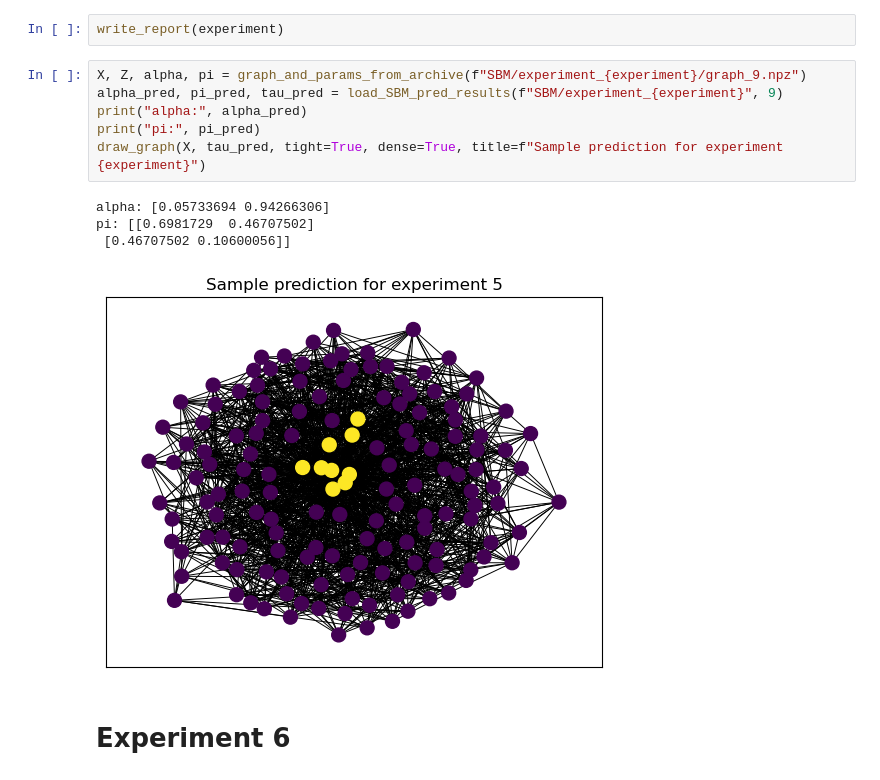
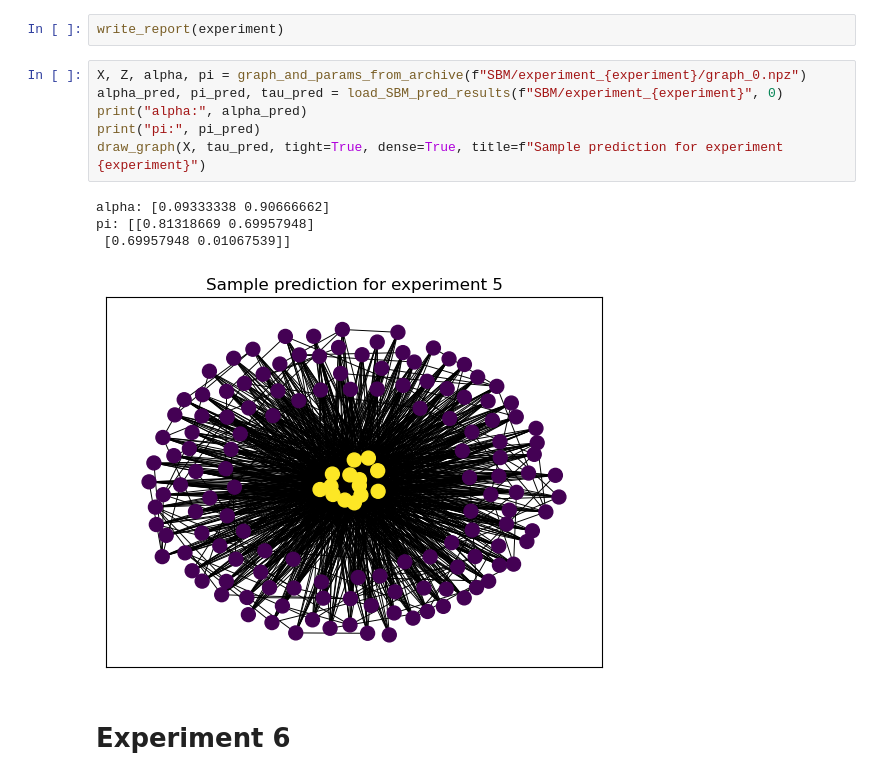
Before and after one commit to bastienlc/SBM-EM, a Jupyter notebook: experiments_SBM.ipynb, the cells around one changed output. Saved outputs shown, nothing was run; the diff lists cells and outputs as text.

```diff
--- a/experiments_SBM.ipynb
+++ b/experiments_SBM.ipynb
@@ -296,16 +296,16 @@ launch_experiment(experiment, n_init=5, n_iter=100)
 # %%
 write_report(experiment)
 # %%
-X, Z, alpha, pi = graph_and_params_from_archive(f"SBM/experiment_{experiment}/graph_9.npz")
-alpha_pred, pi_pred, tau_pred = load_SBM_pred_results(f"SBM/experiment_{experiment}", 9)
+X, Z, alpha, pi = graph_and_params_from_archive(f"SBM/experiment_{experiment}/graph_0.npz")
+alpha_pred, pi_pred, tau_pred = load_SBM_pred_results(f"SBM/experiment_{experiment}", 0)
 print("alpha:", alpha_pred)
 print("pi:", pi_pred)
 draw_graph(X, tau_pred, tight=True, dense=True, title=f"Sample prediction for experiment {experiment}")
 # %% [output]
-alpha: [0.05733694 0.94266306]
-pi: [[0.6981729  0.46707502]
- [0.46707502 0.10600056]]
+alpha: [0.09333338 0.90666662]
+pi: [[0.81318669 0.69957948]
+ [0.69957948 0.01067539]]
-[figure, old version]
+[figure, new version]
 # %% [markdown]
 # Experiment 6
 # %%
```
Also changed, not shown: parts of 1 cell of this notebook, 28 other files.
